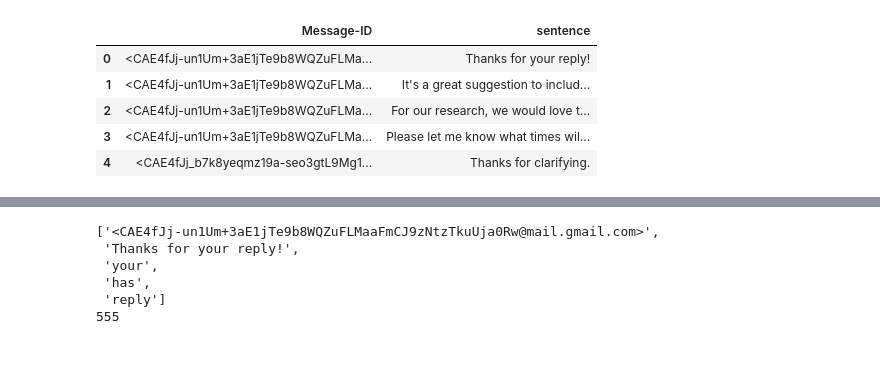
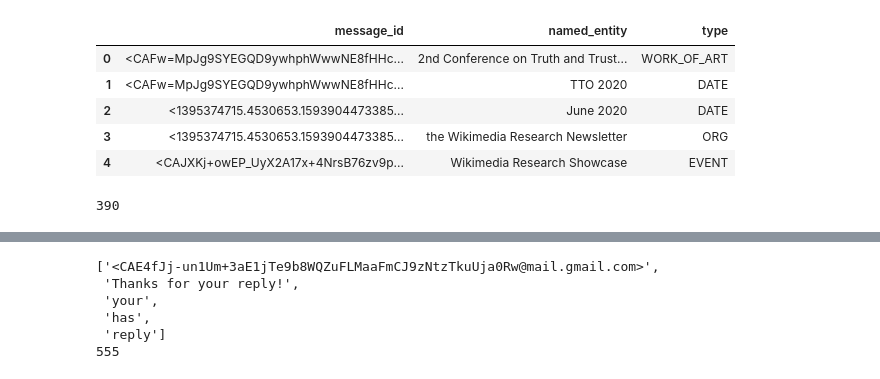
Before and after one commit to oratosa/OpenIE, a Jupyter notebook: main.ipynb, the cells around one changed output, grey strips where cells are left out. Cells and saved outputs as stored; diff of their text form; code cells hidden in the pictures.

```diff
--- a/main.ipynb
+++ b/main.ipynb
@@ -82,11 +170,33 @@ sentence_df = pd.DataFrame(sentence_list,columns=['Message-ID','sentence'])
+# %%
+rows = []
+for i, subject in enumerate(mail_df['Subject'].values):
+    subject = re.sub(r'(\n)|(\t)',' ',subject)
+    doc = nlp(subject)
+    for ent in doc.ents:
+        if ent.type not in ('TIME', 'PERCENT', 'MONEY', 'QUANTITY', 'CARDINAL', 'ORDINAL'):
+            row = [mail_df['Message-ID'][i],ent.text,ent.type]
+            rows.append(row)
+        else:
+            pass
+ne_from_subject_df = pd.DataFrame(rows,columns=['message_id','named_entity','type'])
+ne_from_subject_df.head()
+# %% [output]
+|  | message_id | named_entity | type |
+| 0 | <CAFw=MpJg9SYEGQD9ywhphWwwNE8fHHc... | 2nd Conference on Truth and Trust... | WORK_OF_ART |
+| 1 | <CAFw=MpJg9SYEGQD9ywhphWwwNE8fHHc... | TTO 2020 | DATE |
+| 2 | <1395374715.4530653.1593904473385... | June 2020 | DATE |
+| 3 | <1395374715.4530653.1593904473385... | the Wikimedia Research Newsletter | ORG |
+| 4 | <CAJXKj+owEP_UyX2A17x+4NrsB76zv9p... | Wikimedia Research Showcase | EVENT |
 # %%
-#sentence_df.to_csv('wiki-research-l/output/sentence_df.csv')
-sentence_df = pd.read_csv('/Users/taroaso/myprojects/OpenIE/wiki-research-l/output/sentence_df.csv',index_col=0)
-sentence_df.head()
+#ne_df.to_csv('wiki-research-l/output/stanza_ne_df.csv')
+#sentence_df = pd.read_csv('/Users/taroaso/myprojects/OpenIE/wiki-research-l/output/sentence_df.csv',index_col=0)
+#sentence_df.head()
+ne_df = pd.concat([ne_df, ne_from_subject_df, ne_from_header_df], ignore_index=True)
+ne_df = ne_df.drop_duplicates()
+
+ne_list_body = ne_df['named_entity'].drop_duplicates().values
+
+named_entity_list = set(named_entity_list)
+len(named_entity_list)
 # %% [output]
-|  | Message-ID | sentence |
-| 0 | <CAE4fJj-un1Um+3aE1jTe9b8WQZuFLMa... | Thanks for your reply! |
-| 1 | <CAE4fJj-un1Um+3aE1jTe9b8WQZuFLMa... | It's a great suggestion to includ... |
-| 2 | <CAE4fJj-un1Um+3aE1jTe9b8WQZuFLMa... | For our research, we would love t... |
-| 3 | <CAE4fJj-un1Um+3aE1jTe9b8WQZuFLMa... | Please let me know what times wil... |
-| 4 | <CAE4fJj_b7k8yeqmz19a-seo3gtL9Mg1... | Thanks for clarifying. |
+390
```
Also changed, not shown: parts of 11 cells of this notebook.
